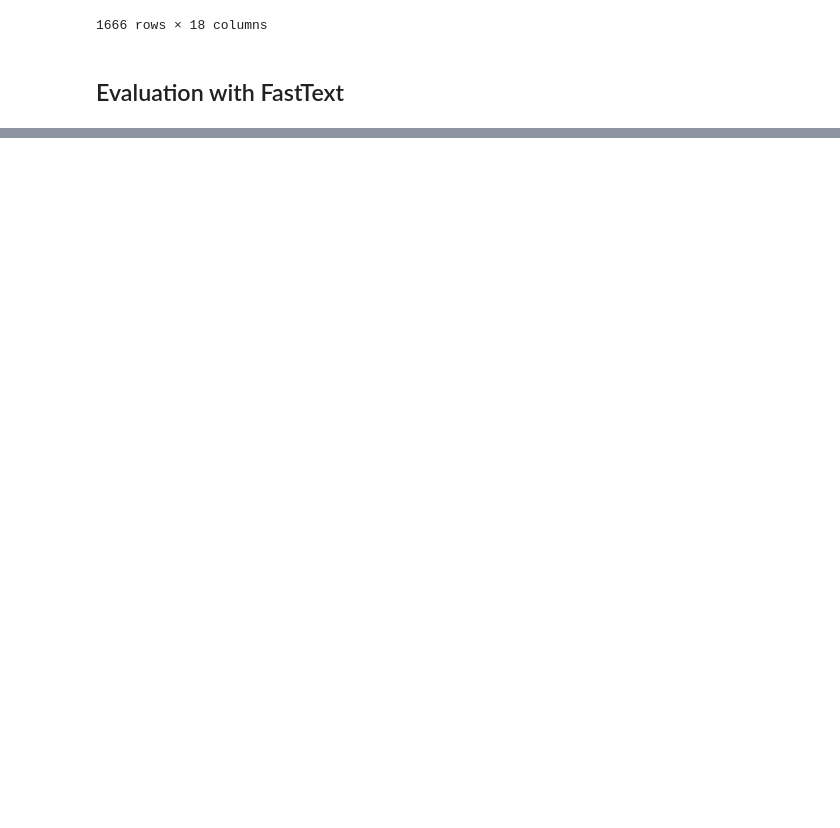
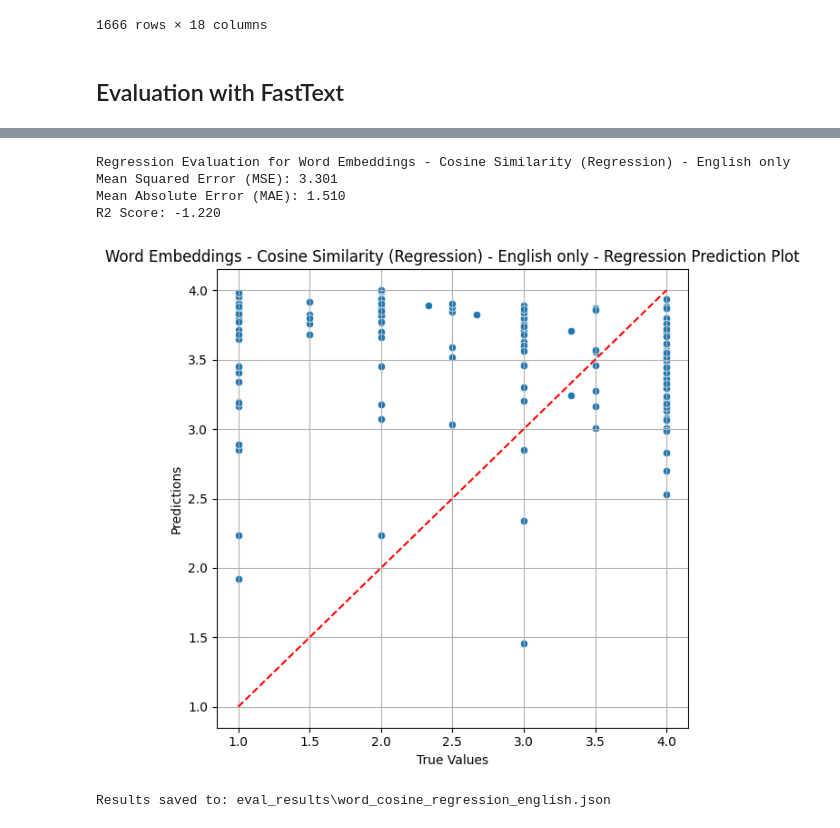
Before and after one commit to Eluminix/AI-Lab, a Jupyter notebook: 2.0 Word Embeddings English Baseline without ML.ipynb, the cells around one changed output, grey strips where cells are left out. Saved outputs shown, nothing was run; the diff lists cells and outputs as text; code cells hidden in the pictures; blank space fills up the shorter version.

```diff
--- a/2.0 Word Embeddings English Baseline without ML.ipynb
+++ b/2.0 Word Embeddings English Baseline without ML.ipynb
@@ -249,0 +328,14 @@ R² : -0.6321
+# %%
+test_df = pd.read_csv("test_data/test_dataset.csv")
+
+# Filter for English-only pairs
+test_df = test_df[(test_df["lang1"] == "en") & (test_df["lang2"] == "en")].reset_index(drop=True)
+
+test_y_true = test_df["overall"]
+test_y_true_classification = test_df["overall_classification"]
+
+test_X = test_df.drop(columns=[
+    "overall",
+    "overall_classification",
+    "geography", "entities", "time", "narrative", "style", "tone"
+])
@@ -249,0 +365,10 @@ R² : -0.6321
+# %%
+test_y_pred = predict_regression(test_X, model)
+results = common_evaluation.evaluate_regression(test_y_true, test_y_pred, description="Word Embeddings - Cosine Similarity (Regression) - English only", save_json_file_name="word_cosine_regression_english.json")
+# %% [output]
+Regression Evaluation for Word Embeddings - Cosine Similarity (Regression) - English only
+Mean Squared Error (MSE): 3.301
+Mean Absolute Error (MAE): 1.510
+R2 Score: -1.220
+[figure, added]
+Results saved to: eval_results\word_cosine_regression_english.json
```
Also changed, not shown: parts of 11 cells of this notebook, 2 other files.
